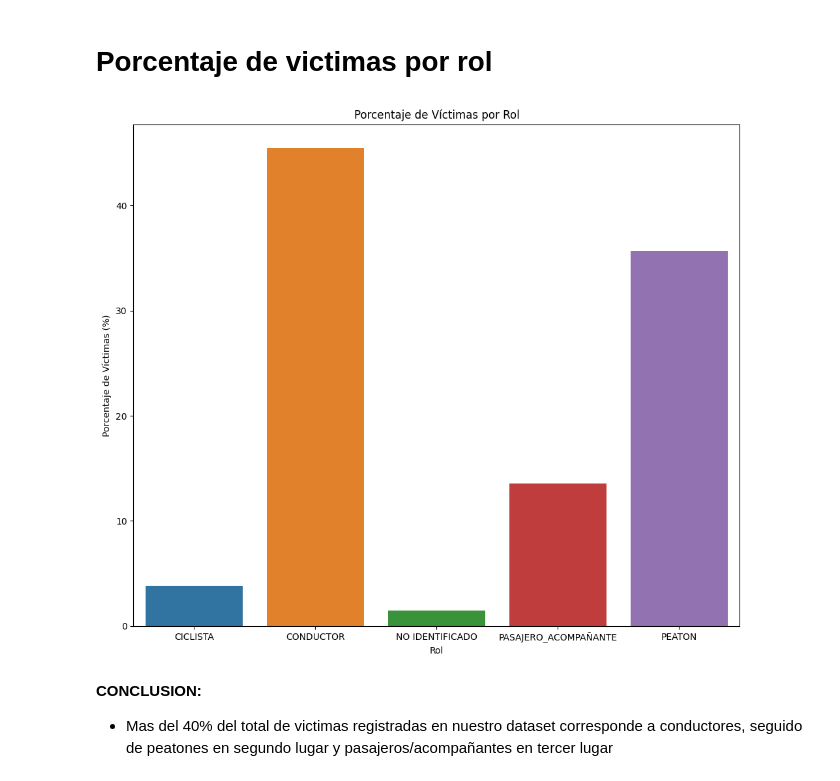
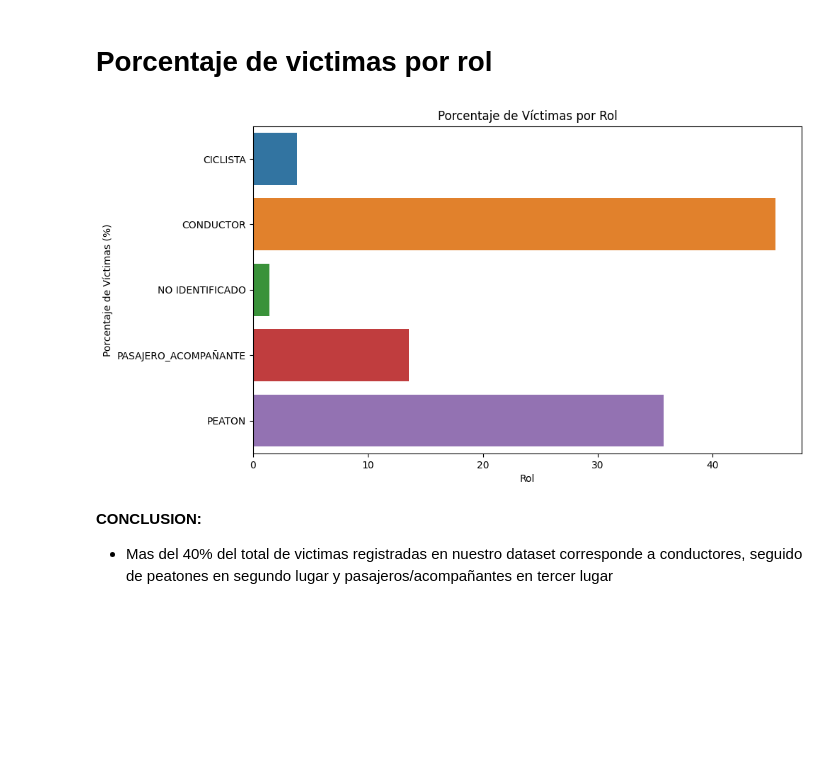
Before and after one commit to bryam23/PI-Siniestros_Viales, a Jupyter notebook: EDA.ipynb, the cells around one changed output. Saved outputs shown, nothing was run; the diff lists cells and outputs as text; code cells hidden in the pictures; blank space fills up the shorter version.

```diff
--- a/EDA.ipynb
+++ b/EDA.ipynb
@@ -96,26 +96,26 @@ plt.show()
 # %%
 # calculamos el total de N_VICTIMAS
 total_victimas = df_homicidios['N_VICTIMAS'].sum()
 
 # agrupamos por ROL y calcular la suma de N_VICTIMAS para cada ROL
 grouped = df_homicidios.groupby('ROL')['N_VICTIMAS'].sum()
 
 # calculamos el porcentaje de N_VICTIMAS para cada ROL
 grouped = grouped / total_victimas * 100
 
 # convertimos la serie en un DataFrame
 df_grouped = grouped.reset_index()
 
 
 # creamos el gráfico de tabla
-plt.figure(figsize=(12,10))
-sns.barplot(x='ROL', y='N_VICTIMAS', data=df_grouped)
+plt.figure(figsize=(10,6))
+sns.barplot(x='N_VICTIMAS', y='ROL', data=df_grouped)
 plt.xlabel('Rol')
 plt.ylabel('Porcentaje de Víctimas (%)')
 plt.title('Porcentaje de Víctimas por Rol')
 plt.show()
 # %% [output]
-[figure, old version]
+[figure, new version]
 # %% [markdown]
 **CONCLUSION:**
 
```
Also changed, not shown: 5 other files.
